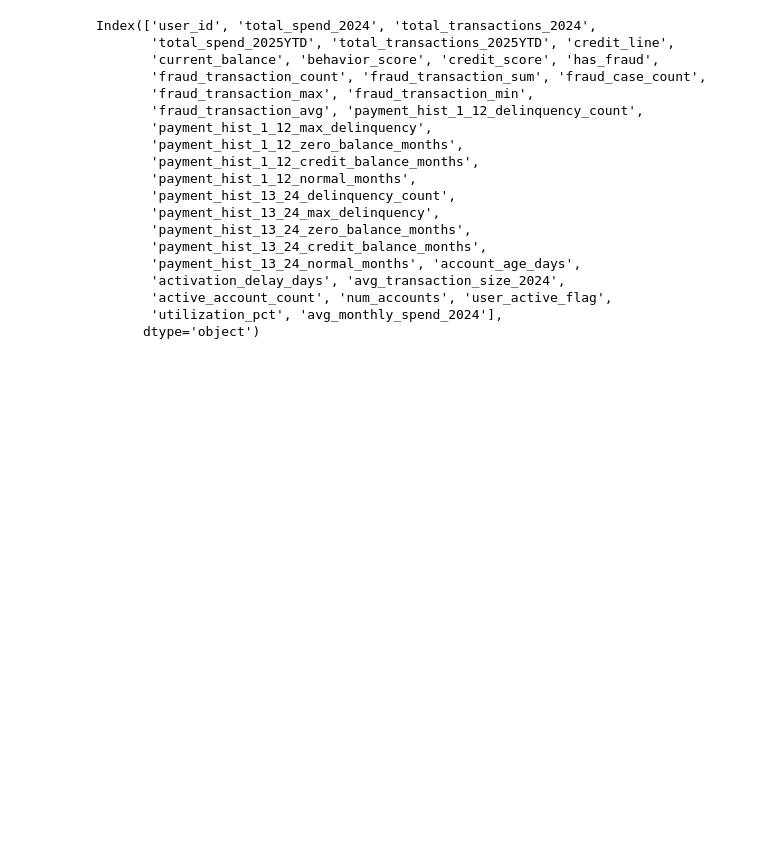
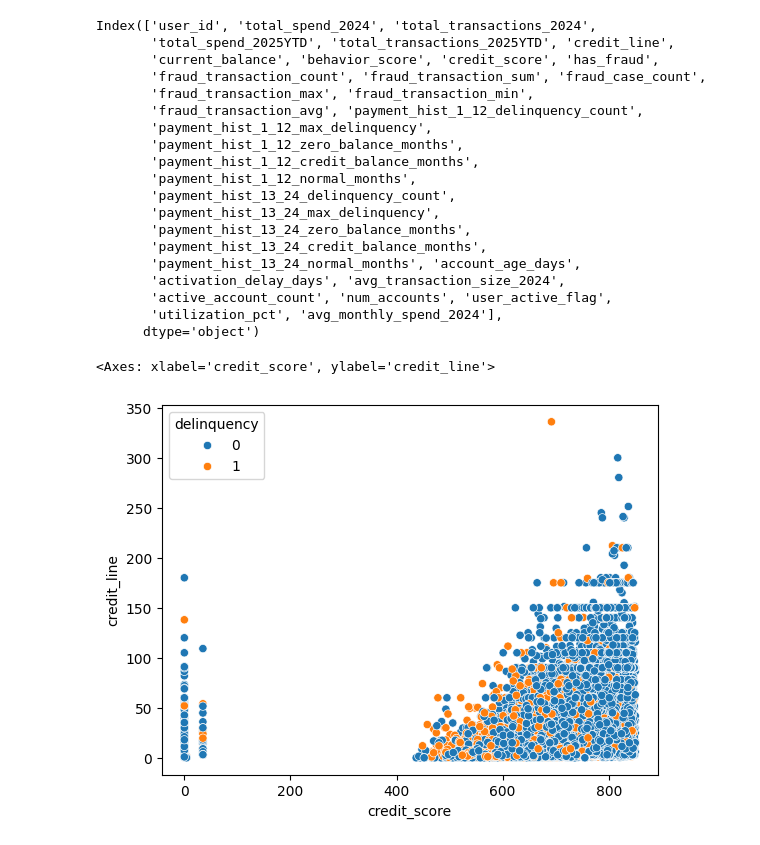
Before and after one commit to hazelLu6/synchrony-datathon-2025-alt-f4, a Jupyter notebook: exploratory_data_analysis/master_user_eda.ipynb, the cells around one changed output. Saved outputs shown, nothing was run; the diff lists cells and outputs as text; code cells hidden in the pictures; blank space fills up the shorter version.

Commit message:
income analysis and delinquency

```diff
--- a/exploratory_data_analysis/master_user_eda.ipynb
+++ b/exploratory_data_analysis/master_user_eda.ipynb
@@ -216,0 +247,3 @@ Text(0.5, 1.0, 'Credit Line for Accounts W/No Delinquency in the Past 24mo')
+# %%
+df["delinquency"] = ((df["payment_hist_1_12_max_delinquency"]>=1) | (df["payment_hist_13_24_max_delinquency"]>=1))*1
+df["delinquency"]
@@ -238,3 +284,8 @@ Index(['user_id', 'total_spend_2024', 'total_transactions_2024',
        'active_account_count', 'num_accounts', 'user_active_flag',
        'utilization_pct', 'avg_monthly_spend_2024'],
       dtype='object')
+# %%
+sns.scatterplot(x=df["credit_score"], y=df["credit_line"],hue=df["delinquency"],data=df)
+# %% [output]
+<Axes: xlabel='credit_score', ylabel='credit_line'>
+[figure, added]
```
Also changed, not shown: parts of 5 cells of this notebook.
